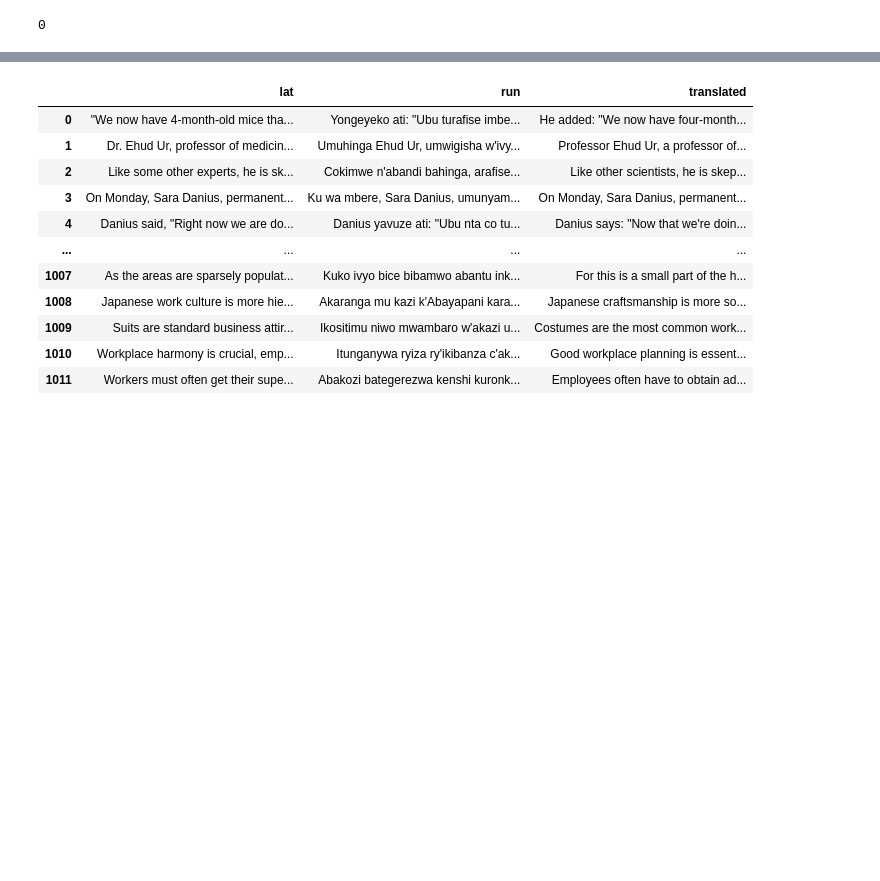
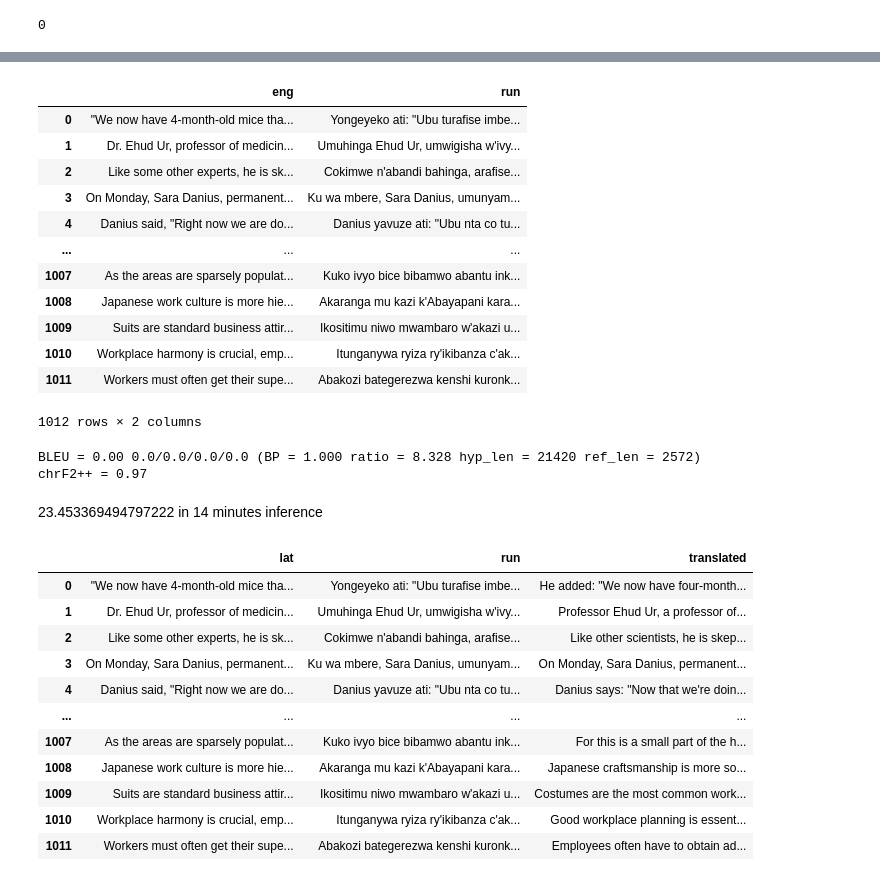
Before and after one commit to Kyle-Sang/PersonalizedFedForSeq2Seq, a Jupyter notebook: NLLB.ipynb, the cells around one changed output, grey strips where cells are left out. Saved outputs shown, nothing was run; the diff lists cells and outputs as text; code cells hidden in the pictures; blank space fills up the shorter version.

```diff
--- a/NLLB.ipynb
+++ b/NLLB.ipynb
@@ -358,0 +398,24 @@ chrF2++ = 45.71
+# %%
+from datasets import load_dataset
+dataset_test = load_dataset("Muennighoff/flores200", 'eng_Latn-run_Latn')
+# %%
+dataset_test = dataset_test['devtest']
+flores_test = pd.DataFrame(([dataset_test['sentence_eng_Latn'], dataset_test['sentence_run_Latn']]))
+flores_test = flores_test.T
+flores_test.columns = ['eng', 'run']
+# %%
+flores_test
+# %% [output]
+|  | eng | run |
+| 0 | "We now have 4-month-old mice tha... | Yongeyeko ati: "Ubu turafise imbe... |
+| 1 | Dr. Ehud Ur, professor of medicin... | Umuhinga Ehud Ur, umwigisha w'ivy... |
+| 2 | Like some other experts, he is sk... | Cokimwe n'abandi bahinga, arafise... |
+| 3 | On Monday, Sara Danius, permanent... | Ku wa mbere, Sara Danius, umunyam... |
+| 4 | Danius said, "Right now we are do... | Danius yavuze ati: "Ubu nta co tu... |
+| ... | ... | ... |
+| 1007 | As the areas are sparsely populat... | Kuko ivyo bice bibamwo abantu ink... |
+| 1008 | Japanese work culture is more hie... | Akaranga mu kazi k'Abayapani kara... |
+| 1009 | Suits are standard business attir... | Ikositimu niwo mwambaro w'akazi u... |
+| 1010 | Workplace harmony is crucial, emp... | Itunganywa ryiza ry'ikibanza c'ak... |
+| 1011 | Workers must often get their supe... | Abakozi bategerezwa kenshi kuronk... |
+1012 rows × 2 columns
@@ -359,3 +424,15 @@ chrF2++ = 45.71
+# %%
+import sacrebleu
+bleu_calc = sacrebleu.BLEU()
+chrf_calc = sacrebleu.CHRF(word_order=2)  # this metric is called ChrF++
+
+print(bleu_calc.corpus_score(translations, [flores_test['eng'].tolist()]))
+print(chrf_calc.corpus_score(translations, [flores_test['eng'].tolist()]))
+# %% [output]
+BLEU = 0.00 0.0/0.0/0.0/0.0 (BP = 1.000 ratio = 8.328 hyp_len = 21420 ref_len = 2572)
+chrF2++ = 0.97
+# %% [markdown]
+23.453369494797222 in 14 minutes inference
 # %%
 flores_train[['eng', 'run']].to_csv('flores-eng-kir.csv', sep='\t', header=False, index=False)
 # %%
```
Also changed, not shown: parts of 60 cells of this notebook, 1 other file.
